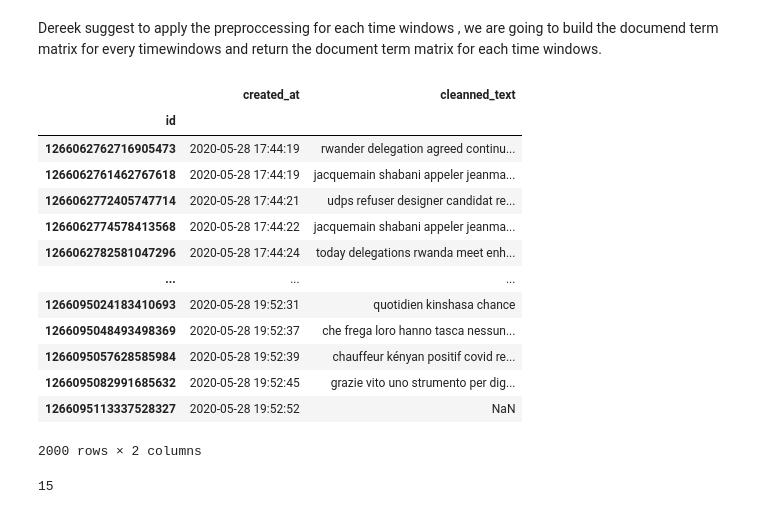
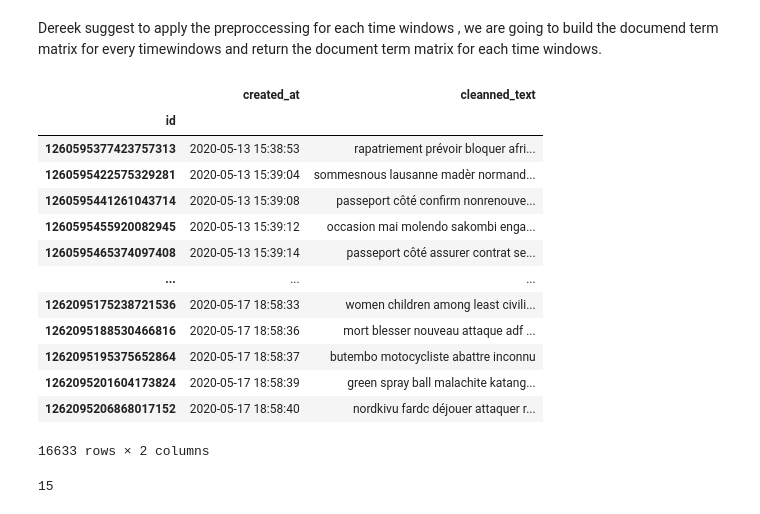
Before and after one commit to espoirMur/balobi_nini, a Jupyter notebook: notebooks/2.Dynamic_Topic_Modeling.ipynb, the cells around one changed output. Cells and saved outputs as stored; diff of their text form; code cells hidden in the pictures.

Commit message:
(feat) add today results

```diff
--- a/notebooks/2.Dynamic_Topic_Modeling.ipynb
+++ b/notebooks/2.Dynamic_Topic_Modeling.ipynb
@@ -119,22 +119,22 @@ vectorizer = TfidfVectorizer(lowercase=True,
                              strip_accents="unicode",
                              ngram_range = (1, 2))
 # %%
-windows_data[1]
+windows_data[0]
 # %% [output]
 |  | created_at | cleanned_text |
 | id |  |  |
-| 1266062762716905473 | 2020-05-28 17:44:19 | rwander delegation agreed continu... |
-| 1266062761462767618 | 2020-05-28 17:44:19 | jacquemain shabani appeler jeanma... |
-| 1266062772405747714 | 2020-05-28 17:44:21 | udps refuser designer candidat re... |
-| 1266062774578413568 | 2020-05-28 17:44:22 | jacquemain shabani appeler jeanma... |
-| 1266062782581047296 | 2020-05-28 17:44:24 | today delegations rwanda meet enh... |
+| 1260595377423757313 | 2020-05-13 15:38:53 | rapatriement prévoir bloquer afri... |
+| 1260595422575329281 | 2020-05-13 15:39:04 | sommesnous lausanne madèr normand... |
+| 1260595441261043714 | 2020-05-13 15:39:08 | passeport côté confirm nonrenouve... |
+| 1260595455920082945 | 2020-05-13 15:39:12 | occasion mai molendo sakombi enga... |
+| 1260595465374097408 | 2020-05-13 15:39:14 | passeport côté assurer contrat se... |
 | ... | ... | ... |
-| 1266095024183410693 | 2020-05-28 19:52:31 | quotidien kinshasa chance |
-| 1266095048493498369 | 2020-05-28 19:52:37 | che frega loro hanno tasca nessun... |
-| 1266095057628585984 | 2020-05-28 19:52:39 | chauffeur kényan positif covid re... |
-| 1266095082991685632 | 2020-05-28 19:52:45 | grazie vito uno strumento per dig... |
-| 1266095113337528327 | 2020-05-28 19:52:52 | NaN |
+| 1262095175238721536 | 2020-05-17 18:58:33 | women children among least civili... |
+| 1262095188530466816 | 2020-05-17 18:58:36 | mort blesser nouveau attaque adf ... |
+| 1262095195375652864 | 2020-05-17 18:58:37 | butembo motocycliste abattre inconnu |
+| 1262095201604173824 | 2020-05-17 18:58:39 | green spray ball malachite katang... |
+| 1262095206868017152 | 2020-05-17 18:58:40 | nordkivu fardc déjouer attaquer r... |
-2000 rows × 2 columns
+16633 rows × 2 columns
 # %%
 windows_data = list(filter( lambda x: not x.empty, windows_data))
 # %%
```
Also changed, not shown: parts of 64 cells of this notebook, 5 other files.
